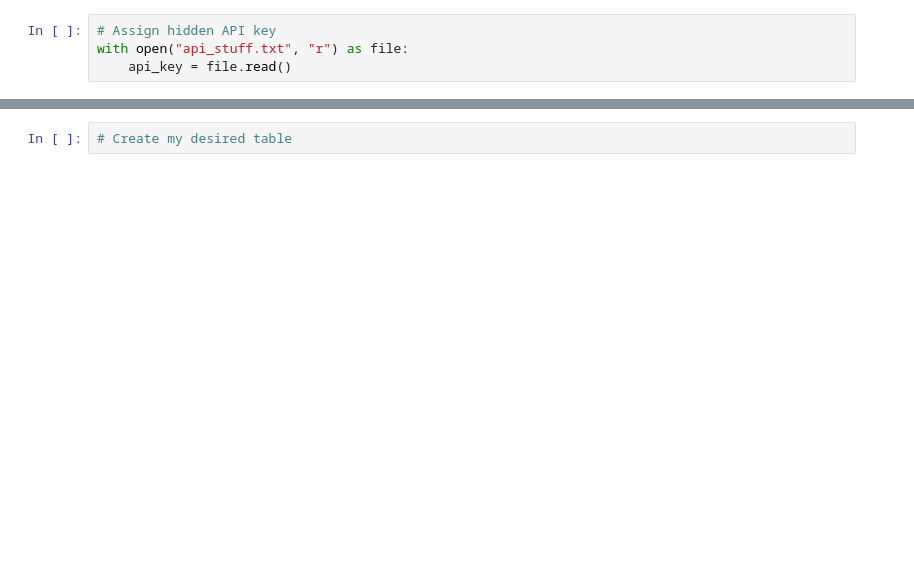
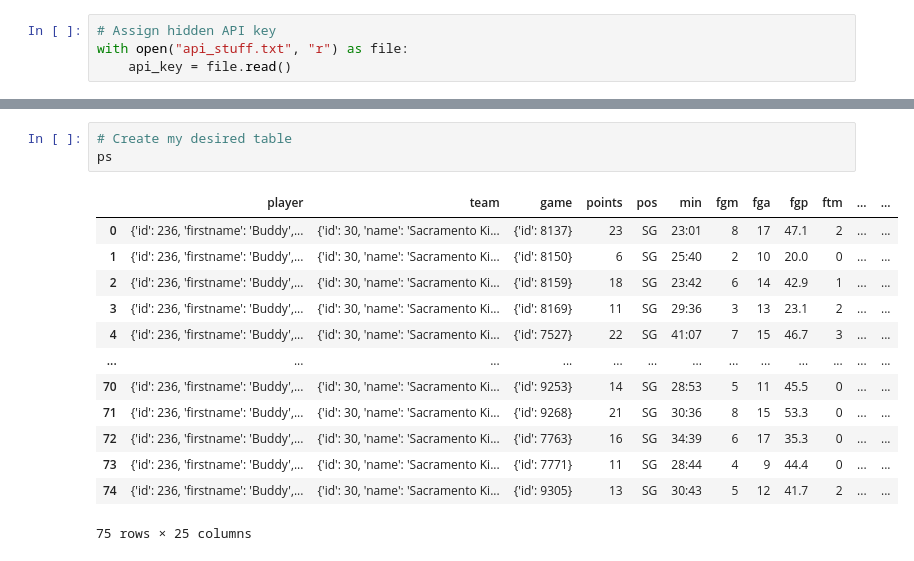
Before and after one commit to isaacaguilar97/you-in-nba, a Jupyter notebook: NBA_project.ipynb, the cells around one changed output, grey strips where cells are left out. Drawn from its saved outputs; the diff is of its cells as text; blank space fills up the shorter version.

```diff
--- a/NBA_project.ipynb
+++ b/NBA_project.ipynb
@@ -59,2 +159,17 @@ ps = pd.DataFrame(player_stats.json()['response'])
 # %%
 # Create my desired table
+ps
+# %% [output]
+|  | player | team | game | points | pos | min | fgm | fga | fgp | ftm | ... | ... |
+| 0 | {'id': 236, 'firstname': 'Buddy',... | {'id': 30, 'name': 'Sacramento Ki... | {'id': 8137} | 23 | SG | 23:01 | 8 | 17 | 47.1 | 2 | ... | ... |
+| 1 | {'id': 236, 'firstname': 'Buddy',... | {'id': 30, 'name': 'Sacramento Ki... | {'id': 8150} | 6 | SG | 25:40 | 2 | 10 | 20.0 | 0 | ... | ... |
+| 2 | {'id': 236, 'firstname': 'Buddy',... | {'id': 30, 'name': 'Sacramento Ki... | {'id': 8159} | 18 | SG | 23:42 | 6 | 14 | 42.9 | 1 | ... | ... |
+| 3 | {'id': 236, 'firstname': 'Buddy',... | {'id': 30, 'name': 'Sacramento Ki... | {'id': 8169} | 11 | SG | 29:36 | 3 | 13 | 23.1 | 2 | ... | ... |
+| 4 | {'id': 236, 'firstname': 'Buddy',... | {'id': 30, 'name': 'Sacramento Ki... | {'id': 7527} | 22 | SG | 41:07 | 7 | 15 | 46.7 | 3 | ... | ... |
+| ... | ... | ... | ... | ... | ... | ... | ... | ... | ... | ... | ... | ... |
+| 70 | {'id': 236, 'firstname': 'Buddy',... | {'id': 30, 'name': 'Sacramento Ki... | {'id': 9253} | 14 | SG | 28:53 | 5 | 11 | 45.5 | 0 | ... | ... |
+| 71 | {'id': 236, 'firstname': 'Buddy',... | {'id': 30, 'name': 'Sacramento Ki... | {'id': 9268} | 21 | SG | 30:36 | 8 | 15 | 53.3 | 0 | ... | ... |
+| 72 | {'id': 236, 'firstname': 'Buddy',... | {'id': 30, 'name': 'Sacramento Ki... | {'id': 7763} | 16 | SG | 34:39 | 6 | 17 | 35.3 | 0 | ... | ... |
+| 73 | {'id': 236, 'firstname': 'Buddy',... | {'id': 30, 'name': 'Sacramento Ki... | {'id': 7771} | 11 | SG | 28:44 | 4 | 9 | 44.4 | 0 | ... | ... |
+| 74 | {'id': 236, 'firstname': 'Buddy',... | {'id': 30, 'name': 'Sacramento Ki... | {'id': 9305} | 13 | SG | 30:43 | 5 | 12 | 41.7 | 2 | ... | ... |
+75 rows × 25 columns
```
Also changed, not shown: parts of 15 cells of this notebook, 4 other files.
